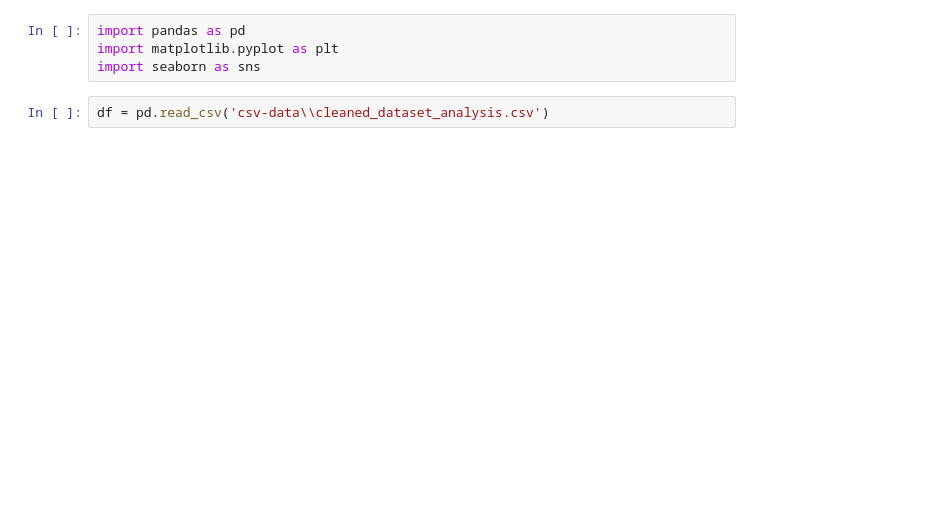
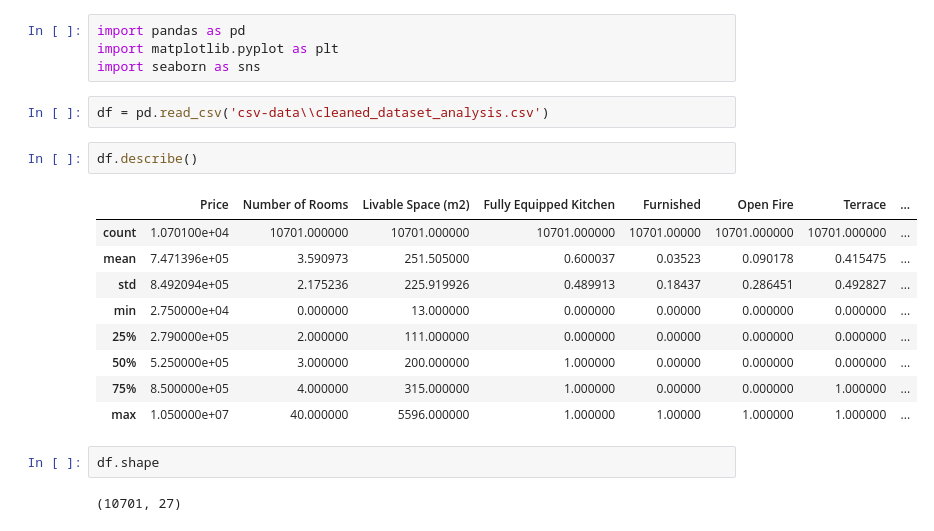
Before and after one commit to BeatrizJover/Data_analysis, a Jupyter notebook: charts.ipynb, the cells around one changed output. Drawn from its saved outputs; the diff is of its cells as text; blank space fills up the shorter version.

```diff
--- a/charts.ipynb
+++ b/charts.ipynb
@@ -4,6 +4,22 @@ import matplotlib.pyplot as plt
 import seaborn as sns
 # %%
 df = pd.read_csv('csv-data\\cleaned_dataset_analysis.csv')
+# %%
+df.describe()
+# %% [output]
+|  | Price | Number of Rooms | Livable Space (m2) | Fully Equipped Kitchen | Furnished | Open Fire | Terrace | ... |
+| count | 1.070100e+04 | 10701.000000 | 10701.000000 | 10701.000000 | 10701.00000 | 10701.000000 | 10701.000000 | ... |
+| mean | 7.471396e+05 | 3.590973 | 251.505000 | 0.600037 | 0.03523 | 0.090178 | 0.415475 | ... |
+| std | 8.492094e+05 | 2.175236 | 225.919926 | 0.489913 | 0.18437 | 0.286451 | 0.492827 | ... |
+| min | 2.750000e+04 | 0.000000 | 13.000000 | 0.000000 | 0.00000 | 0.000000 | 0.000000 | ... |
+| 25% | 2.790000e+05 | 2.000000 | 111.000000 | 0.000000 | 0.00000 | 0.000000 | 0.000000 | ... |
+| 50% | 5.250000e+05 | 3.000000 | 200.000000 | 1.000000 | 0.00000 | 0.000000 | 0.000000 | ... |
+| 75% | 8.500000e+05 | 4.000000 | 315.000000 | 1.000000 | 0.00000 | 0.000000 | 1.000000 | ... |
+| max | 1.050000e+07 | 40.000000 | 5596.000000 | 1.000000 | 1.00000 | 1.000000 | 1.000000 | ... |
+# %%
+df.shape
+# %% [output]
+(10701, 27)
 # %%
 plt.figure(figsize = [10, 8])
 #plt.style.use('ggplot')
```
Also changed, not shown: parts of 13 cells of this notebook, 2 other files.
